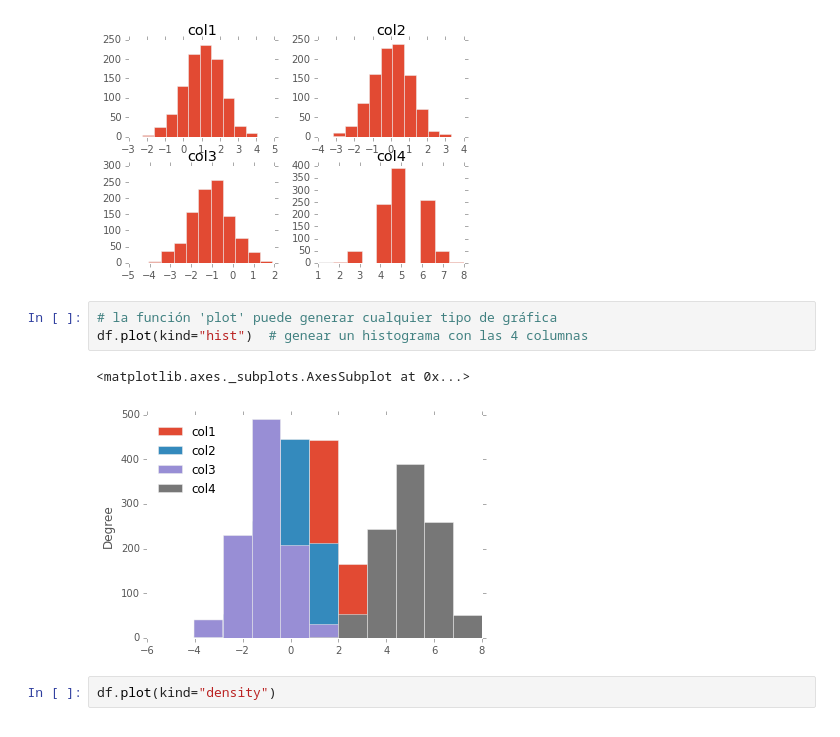
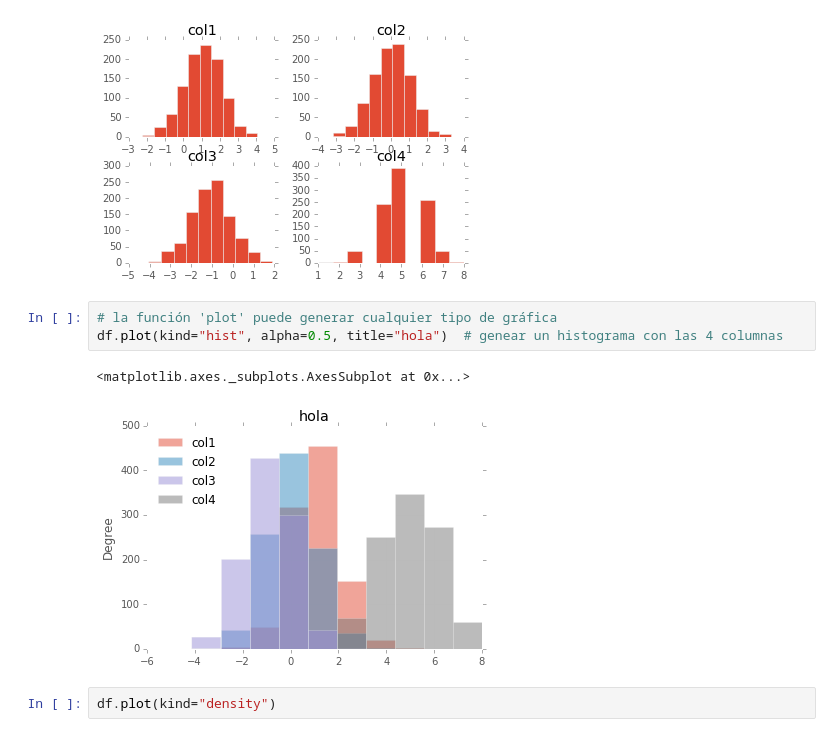
Before and after one commit to andres-aguilar/clases_python, a Jupyter notebook: Clase3.ipynb, the cells around one changed output. Cells and saved outputs as stored; diff of their text form.

```diff
--- a/Clase3.ipynb
+++ b/Clase3.ipynb
@@ -80,10 +86,10 @@ array([[<matplotlib.axes._subplots.AxesSubplot object at 0x...>,
 [figure]
 # %%
 # la función 'plot' puede generar cualquier tipo de gráfica
-df.plot(kind="hist")  # genear un histograma con las 4 columnas
+df.plot(kind="hist", alpha=0.5, title="hola")  # genear un histograma con las 4 columnas
 # %% [output]
 <matplotlib.axes._subplots.AxesSubplot at 0x...>
-[figure, old version]
+[figure, new version]
 # %%
 df.plot(kind="density")
 # %% [output]
```
Also changed, not shown: parts of 12 cells of this notebook.
